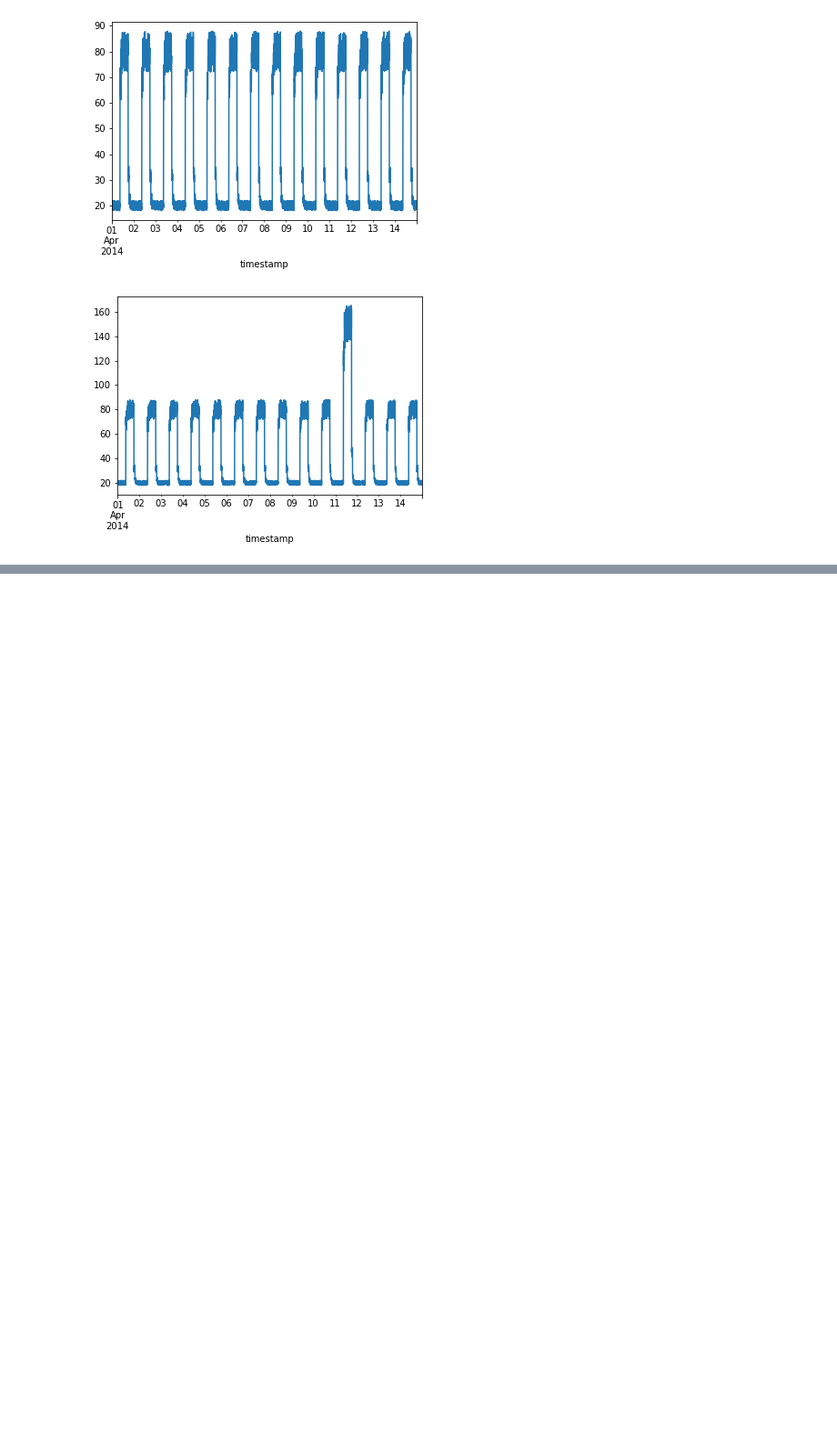
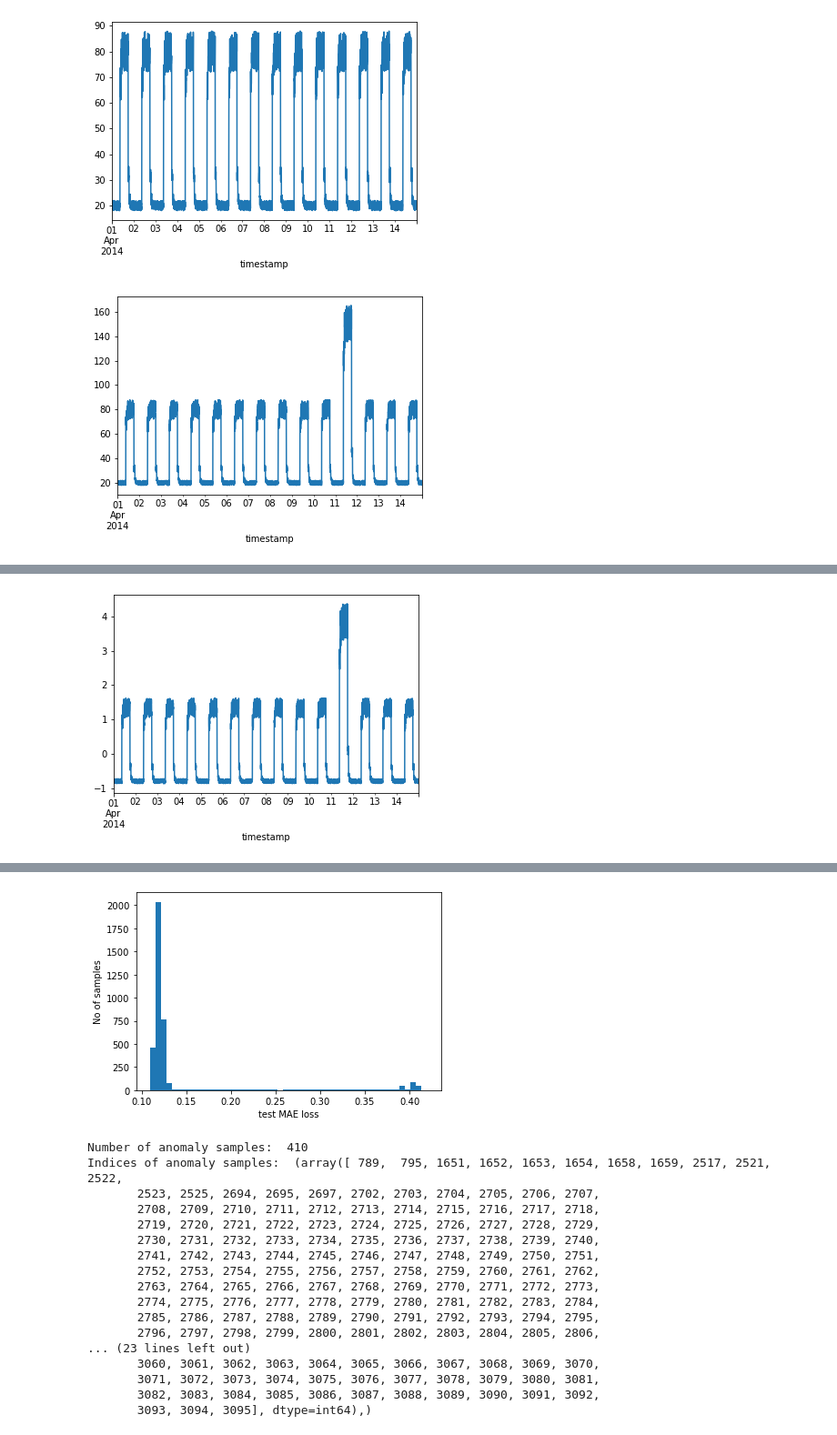
Before and after one commit to Lonabean98/Machine-Learning-and-Statistics-Winter-22-23, a Jupyter notebook: Keras project/Keras project.ipynb, the cells around one changed output, grey strips where cells are left out. Shown: that part at 91% size. Saved outputs shown, nothing was run; the diff lists cells and outputs as text; code cells hidden in the pictures; blank space fills up the shorter version.

```diff
--- a/Keras project/Keras project.ipynb
+++ b/Keras project/Keras project.ipynb
@@ -94,0 +203,26 @@ model.summary()
+# %%
+df_test_value = (df_daily_jumpsup - training_mean) / training_std
+fig, ax = plt.subplots()
+df_test_value.plot(legend=False, ax=ax)
+plt.show()
+
+# Create sequences from test values.
+x_test = create_sequences(df_test_value.values)
+print("Test input shape: ", x_test.shape)
+
+# Get test MAE loss.
+x_test_pred = model.predict(x_test)
+test_mae_loss = np.mean(np.abs(x_test_pred - x_test), axis=1)
+test_mae_loss = test_mae_loss.reshape((-1))
+
+plt.hist(test_mae_loss, bins=50)
+plt.xlabel("test MAE loss")
+plt.ylabel("No of samples")
+plt.show()
+
+# Detect all the samples which are anomalies.
+anomalies = test_mae_loss > threshold
+print("Number of anomaly samples: ", np.sum(anomalies))
+print("Indices of anomaly samples: ", np.where(anomalies))
+# %% [output]
+[figure, added]
@@ -94,0 +231,18 @@ model.summary()
+[figure, added]
+Number of anomaly samples:  410
+Indices of anomaly samples:  (array([ 789,  795, 1651, 1652, 1653, 1654, 1658, 1659, 2517, 2521, 2522,
+       2523, 2525, 2694, 2695, 2697, 2702, 2703, 2704, 2705, 2706, 2707,
+       2708, 2709, 2710, 2711, 2712, 2713, 2714, 2715, 2716, 2717, 2718,
+       2719, 2720, 2721, 2722, 2723, 2724, 2725, 2726, 2727, 2728, 2729,
+       2730, 2731, 2732, 2733, 2734, 2735, 2736, 2737, 2738, 2739, 2740,
+       2741, 2742, 2743, 2744, 2745, 2746, 2747, 2748, 2749, 2750, 2751,
+       2752, 2753, 2754, 2755, 2756, 2757, 2758, 2759, 2760, 2761, 2762,
+       2763, 2764, 2765, 2766, 2767, 2768, 2769, 2770, 2771, 2772, 2773,
+       2774, 2775, 2776, 2777, 2778, 2779, 2780, 2781, 2782, 2783, 2784,
+       2785, 2786, 2787, 2788, 2789, 2790, 2791, 2792, 2793, 2794, 2795,
+       2796, 2797, 2798, 2799, 2800, 2801, 2802, 2803, 2804, 2805, 2806,
+... (23 lines left out)
+       3060, 3061, 3062, 3063, 3064, 3065, 3066, 3067, 3068, 3069, 3070,
+       3071, 3072, 3073, 3074, 3075, 3076, 3077, 3078, 3079, 3080, 3081,
+       3082, 3083, 3084, 3085, 3086, 3087, 3088, 3089, 3090, 3091, 3092,
+       3093, 3094, 3095], dtype=int64),)
```
Also changed, not shown: parts of 12 cells of this notebook.
